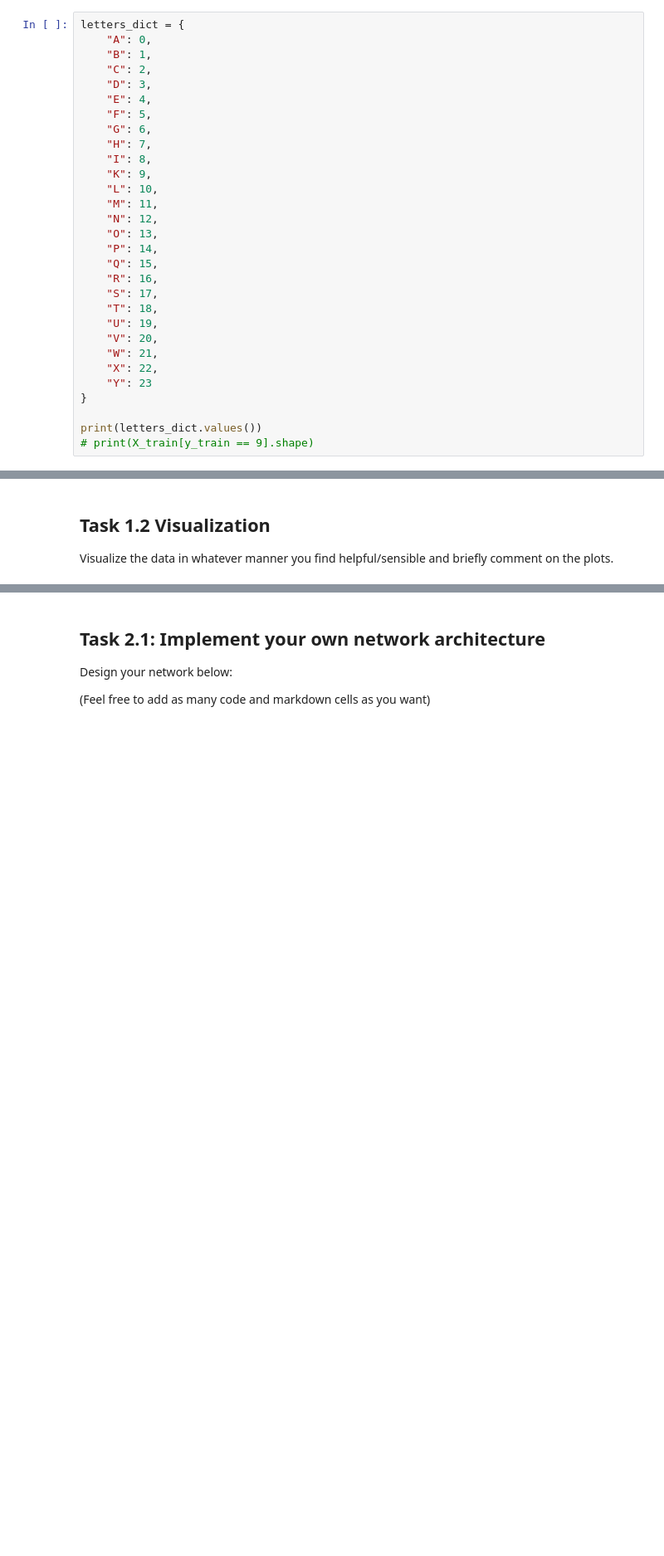
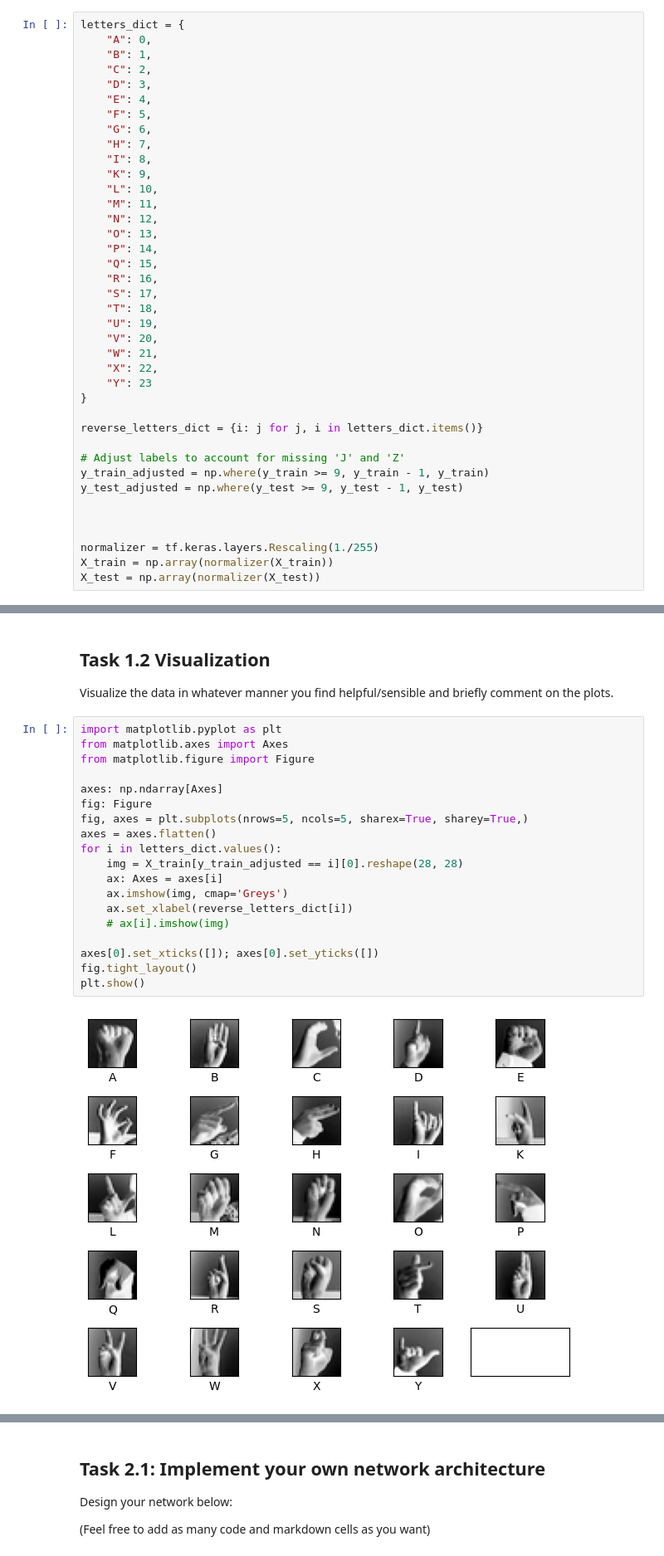
Before and after one commit to OysteinFalkeid/DAT300-H25, a Jupyter notebook: CA1_DAT300/ca1_dat300_2025.ipynb, the cells around one changed output, grey strips where cells are left out. Shown at 83% size. Saved outputs shown, nothing was run; the diff lists cells and outputs as text; blank space fills up the shorter version.

```diff
--- a/CA1_DAT300/ca1_dat300_2025.ipynb
+++ b/CA1_DAT300/ca1_dat300_2025.ipynb
@@ -180,5 +171,14 @@ letters_dict = {
     "Y": 23
 }
 
-print(letters_dict.values())
-# print(X_train[y_train == 9].shape)
+reverse_letters_dict = {i: j for j, i in letters_dict.items()}
+
+# Adjust labels to account for missing 'J' and 'Z'
+y_train_adjusted = np.where(y_train >= 9, y_train - 1, y_train)
+y_test_adjusted = np.where(y_test >= 9, y_test - 1, y_test)
+
+
+
+normalizer = tf.keras.layers.Rescaling(1./255)
+X_train = np.array(normalizer(X_train))
+X_test = np.array(normalizer(X_test))
@@ -187,4 +185,25 @@ dict_values([0, 1, 2, 3, 4, 5, 6, 7, 8, 9, 10, 11, 12, 13, 14, 15, 16, 17, 18, 1
 # %% [markdown]
 ## Task 1.2 Visualization
 Visualize the data in whatever manner you find helpful/sensible and briefly comment on the plots.
+# %%
+import matplotlib.pyplot as plt
+from matplotlib.axes import Axes
+from matplotlib.figure import Figure
+
+axes: np.ndarray[Axes]
+fig: Figure
+fig, axes = plt.subplots(nrows=5, ncols=5, sharex=True, sharey=True,)
+axes = axes.flatten()
+for i in letters_dict.values():
+    img = X_train[y_train_adjusted == i][0].reshape(28, 28)
+    ax: Axes = axes[i]
+    ax.imshow(img, cmap='Greys')
+    ax.set_xlabel(reverse_letters_dict[i])
+    # ax[i].imshow(img)
+
+axes[0].set_xticks([]); axes[0].set_yticks([])
+fig.tight_layout()
+plt.show()
+# %% [output]
+[figure, added]
 # %%
```
Also changed, not shown: parts of 7 cells of this notebook.
